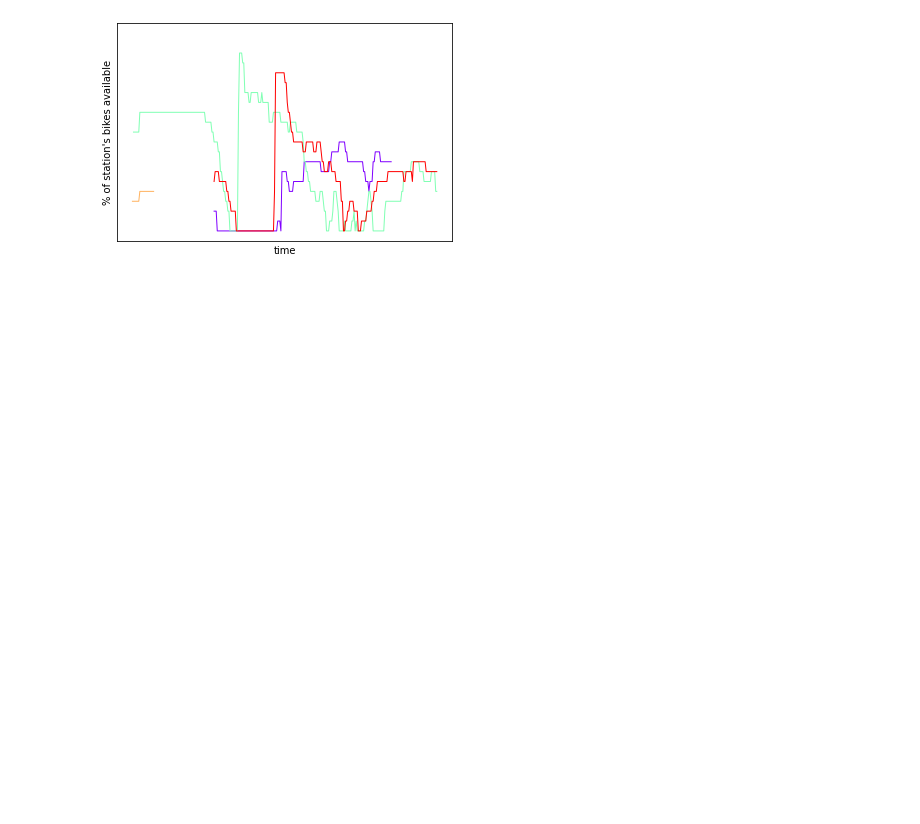
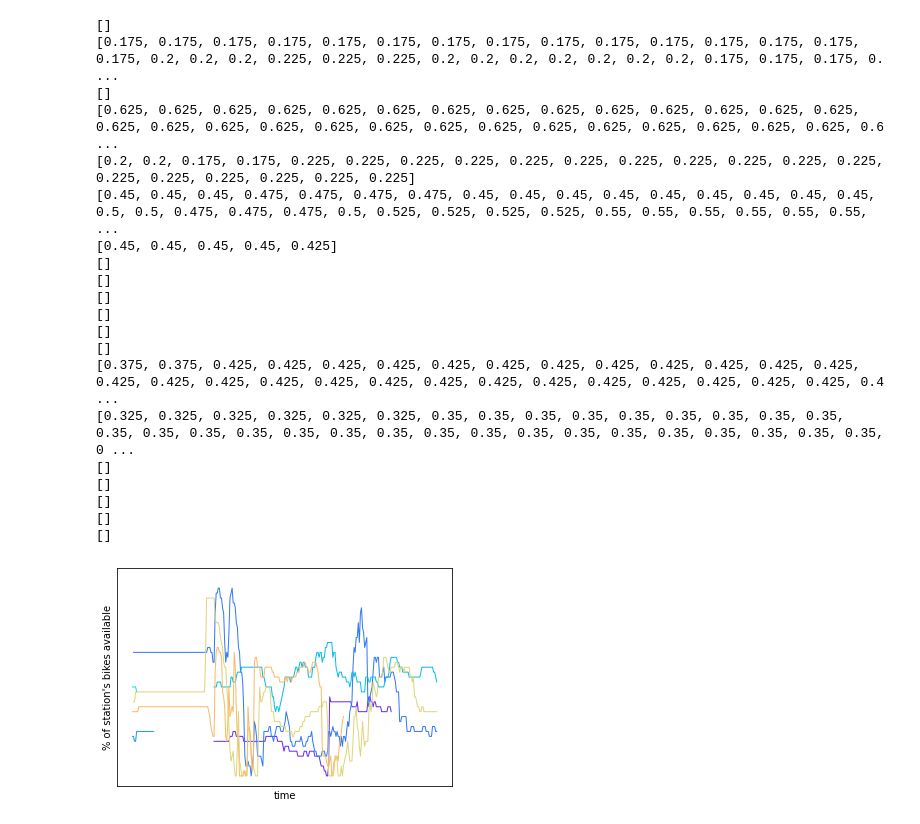
Before and after one commit to ConOLeary/Predicting_Bike_Distribution, a Jupyter notebook: linear_regression_approach.ipynb, the cells around one changed output. Drawn from its saved outputs; the diff is of its cells as text; code cells hidden in the pictures; blank space fills up the shorter version.

Commit message:
data_days appropriately sized

```diff
--- a/linear_regression_approach.ipynb
+++ b/linear_regression_approach.ipynb
@@ -5,16 +5,16 @@ import matplotlib.pyplot as plt
 import matplotlib.cm as cm
 import numpy as np
 
-TOTAL_ROWS= 1972801
-INPUT_ROWS_LIMIT= 1000000 # setting this over 1,000,000 causes a bug
+TOTAL_ROWS= 2228278
+INPUT_ROWS_LIMIT= TOTAL_ROWS # setting this over 1,000,000 causes a bug
 FILENAME= 'dublinbikes_2020_Q1.csv'
 MAX_STATION_ID= 117
 SECS_IN_5MIN= 300
 DATAPOINTS_PER_DAY= 288
 MISSING_STATIONS= [117, 116, 70, 60, 46, 35, 20, 14, 1]
-TOTAL_DAYS= 55
+TOTAL_DAYS= 91
 MAX_DISPLAYED_STATIONS= 1
-MAX_DISPLAYED_DAYS= 5
+MAX_DISPLAYED_DAYS= 20
 
 class StationConstInfo: # this is a class to contain constant information about stations (so as to avoid unnecessary repeat reading of them)
     def __init__(self, station_id):
@@ -34,7 +34,7 @@ class StationConstInfo: # this is a class to contain constant information about
 class StationVarInfo:
     def __init__(self, station_id):
         self.station_id= station_id
-        self.data_days= [DataDay(i) for i in range(1, TOTAL_DAYS + 1)]
+        self.data_days= [DataDay(i) for i in range(1, TOTAL_DAYS + 2)]
 
 class DataDay:
     def __init__(self, day_id):
@@ -73,10 +73,14 @@ with open(FILENAME, newline='') as f:
         for row_i, row in enumerate(reader):
             if row_i >= INPUT_ROWS_LIMIT:
                 break
-            epoch_time= int((datetime.datetime(int(row[1][0:4]), int(row[1][5:7]), int(row[1][8:10]), int(row[1][11: 13]), int(row[1][14: 16])) - datetime.datetime(2020,1,1,0,0)).total_seconds() / SECS_IN_5MIN) # the unit of this var is 5-minutes
-            station_vars[int(row[0]) - 1].data_days[int(epoch_time / DATAPOINTS_PER_DAY)].populate( \
-                int((datetime.datetime(int(row[1][0:4]), int(row[1][5:7]), int(row[1][8:10]), int(row[1][11: 13]), int(row[1][14: 16])) - datetime.datetime(int(row[1][0:4]), int(row[1][5:7]), int(row[1][8:10]), 0, 0)).total_seconds() / SECS_IN_5MIN), \
-                epoch_time, \
-                float("{:.3f}".format(float(row[6]) / float(row[4]))))
+            try:
+                epoch_time= int((datetime.datetime(int(row[1][0:4]), int(row[1][5:7]), int(row[1][8:10]), int(row[1][11: 13]), int(row[1][14: 16])) - datetime.datetime(2020,1,1,0,0)).total_seconds() / SECS_IN_5MIN) # the unit of this var is 5-minutes
+                station_vars[int(row[0]) - 1].data_days[int(epoch_time / DATAPOINTS_PER_DAY) + 1].populate( \
+                    int((datetime.datetime(int(row[1][0:4]), int(row[1][5:7]), int(row[1][8:10]), int(row[1][11: 13]), int(row[1][14: 16])) - datetime.datetime(int(row[1][0:4]), int(row[1][5:7]), int(row[1][8:10]), 0, 0)).total_seconds() / SECS_IN_5MIN), \
+                    epoch_time, \
+                    float("{:.3f}".format(float(row[6]) / float(row[4]))))
+            except IndexError as e:
+                print("\nTRIED: ", epoch_time, ' / ', DATAPOINTS_PER_DAY, ' = ', int(epoch_time / DATAPOINTS_PER_DAY))
+                print(row[1])
     except csv.Error as e:
         sys.exit('file {}, line {}: {}'.format(filename, reader.line_num, e))
@@ -83,21 +105,42 @@ with open(FILENAME, newline='') as f:
 # %%
 if MAX_DISPLAYED_DAYS < TOTAL_DAYS:
     colors= cm.rainbow(np.linspace(0, 1, MAX_DISPLAYED_DAYS))
 else:
     colors= cm.rainbow(np.linspace(0, 1, TOTAL_DAYS))
 
-for (day_i, day), c in zip(enumerate(station_vars[1].data_days), colors): # use day_i + 1 to access days because day 0 is empty but kept so that the day's date works as an array index too
+for (day_i, day), c in zip(enumerate(station_vars[4].data_days), colors): # use day_i + 1 to access days because day 0 is empty but kept so that the day's date works as an array index too
     if day_i >= MAX_DISPLAYED_DAYS:
         break
     #plt.scatter(station.daily_epoch_time, station.percent_bikes_available, 1, marker="*", color= c, linewidth=0.0001)
+    print(day.percent_bikes_available)
     plt.plot(day.daily_epoch_time, day.percent_bikes_available, 1, color= c, linewidth=1)
 plt.ylabel('% of station\'s bikes available')
 plt.xlabel('time')
 plt.xticks(())
 plt.yticks(())
 
 plt.show()
 
 #plt.scatter(daily_epoch_time, percent_bikes_available,  color='black')
 # %% [output]
+[]
+[0.175, 0.175, 0.175, 0.175, 0.175, 0.175, 0.175, 0.175, 0.175, 0.175, 0.175, 0.175, 0.175, 0.175, 0.175, 0.2, 0.2, 0.2, 0.225, 0.225, 0.225, 0.2, 0.2, 0.2, 0.2, 0.2, 0.2, 0.2, 0.175, 0.175, 0.175, 0. ...
+[]
+[0.625, 0.625, 0.625, 0.625, 0.625, 0.625, 0.625, 0.625, 0.625, 0.625, 0.625, 0.625, 0.625, 0.625, 0.625, 0.625, 0.625, 0.625, 0.625, 0.625, 0.625, 0.625, 0.625, 0.625, 0.625, 0.625, 0.625, 0.625, 0.6 ...
+[0.2, 0.2, 0.175, 0.175, 0.225, 0.225, 0.225, 0.225, 0.225, 0.225, 0.225, 0.225, 0.225, 0.225, 0.225, 0.225, 0.225, 0.225, 0.225, 0.225, 0.225]
+[0.45, 0.45, 0.45, 0.475, 0.475, 0.475, 0.475, 0.45, 0.45, 0.45, 0.45, 0.45, 0.45, 0.45, 0.45, 0.45, 0.5, 0.5, 0.475, 0.475, 0.475, 0.5, 0.525, 0.525, 0.525, 0.525, 0.55, 0.55, 0.55, 0.55, 0.55, 0.55, ...
+[0.45, 0.45, 0.45, 0.45, 0.425]
+[]
+[]
+[]
+[]
+[]
+[]
+[0.375, 0.375, 0.425, 0.425, 0.425, 0.425, 0.425, 0.425, 0.425, 0.425, 0.425, 0.425, 0.425, 0.425, 0.425, 0.425, 0.425, 0.425, 0.425, 0.425, 0.425, 0.425, 0.425, 0.425, 0.425, 0.425, 0.425, 0.425, 0.4 ...
+[0.325, 0.325, 0.325, 0.325, 0.325, 0.325, 0.35, 0.35, 0.35, 0.35, 0.35, 0.35, 0.35, 0.35, 0.35, 0.35, 0.35, 0.35, 0.35, 0.35, 0.35, 0.35, 0.35, 0.35, 0.35, 0.35, 0.35, 0.35, 0.35, 0.35, 0.35, 0.35, 0 ...
+[]
+[]
+[]
+[]
+[]
-[figure, old version]
+[figure, new version]
```
Also changed, not shown: parts of 1 cell of this notebook, 1 other file.
